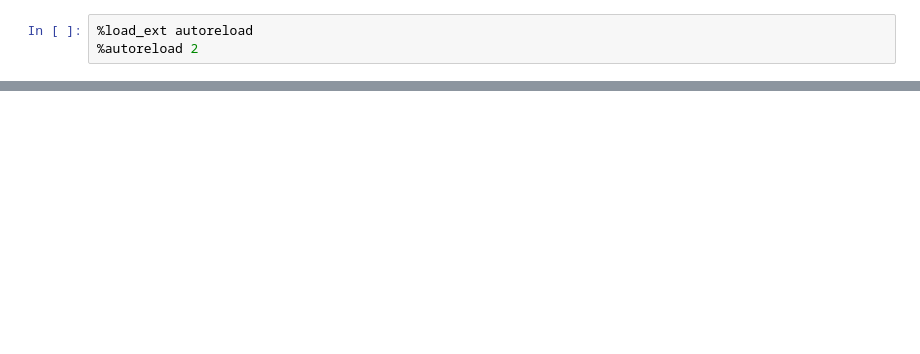
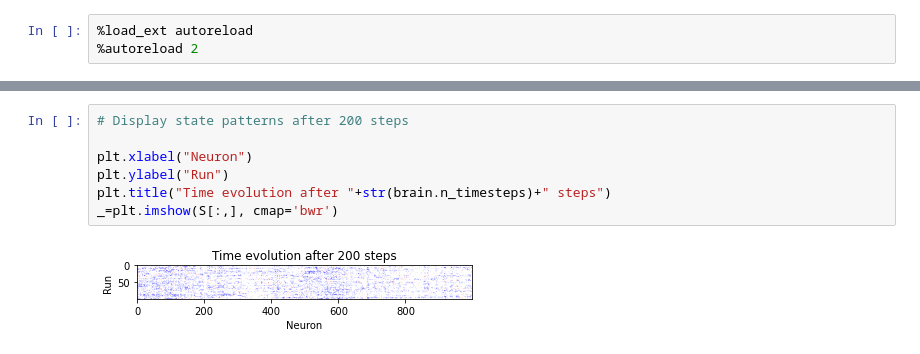
Before and after one commit to tommaso-bertola/TesiTriennale, a Jupyter notebook: Code/brain.ipynb, the cells around one changed output, grey strips where cells are left out. Drawn from its saved outputs; the diff is of its cells as text; blank space fills up the shorter version.

```diff
--- a/Code/brain.ipynb
+++ b/Code/brain.ipynb
@@ -72,0 +39,9 @@ plt.plot(brain.states[:,:,11]==1)
+# %%
+# Display state patterns after 200 steps
+
+plt.xlabel("Neuron")
+plt.ylabel("Run")
+plt.title("Time evolution after "+str(brain.n_timesteps)+" steps")
+_=plt.imshow(S[:,], cmap='bwr')
+# %% [output]
+[figure, added]
```
Also changed, not shown: parts of 15 cells of this notebook, 1 other file.
